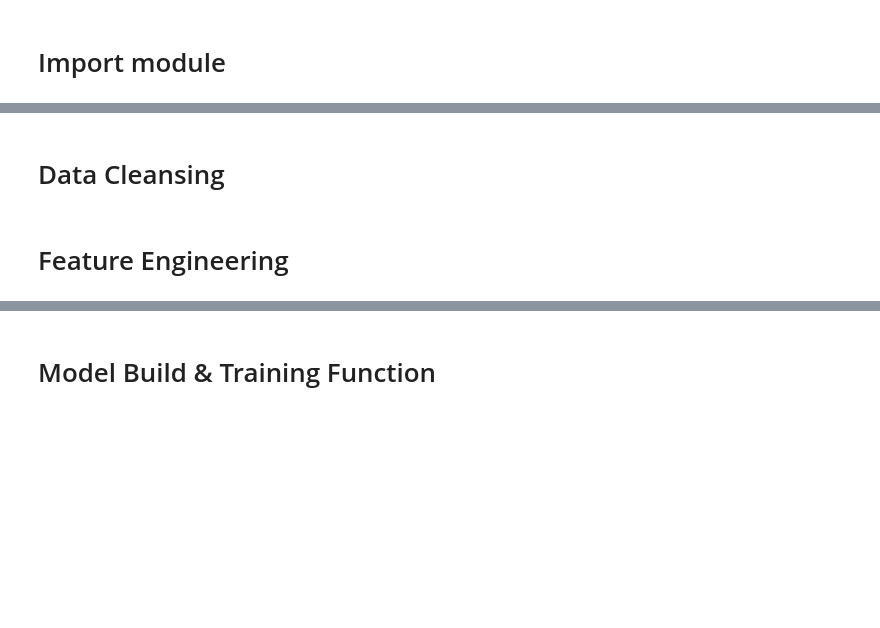
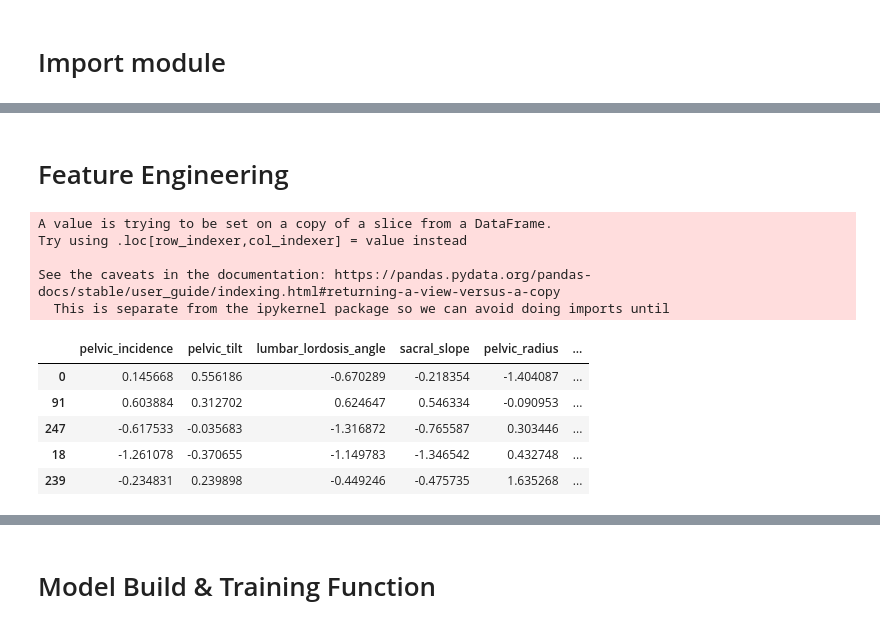
Before and after one commit to firdarinoa/bangkit-assignment5, a Jupyter notebook: Backpainclassification.ipynb, the cells around one changed output, grey strips where cells are left out. Cells and saved outputs as stored; diff of their text form; code cells hidden in the pictures; blank space fills up the shorter version.

```diff
--- a/Backpainclassification.ipynb
+++ b/Backpainclassification.ipynb
@@ -51,7 +86,32 @@ df_train, df_test = train_test_split(df, test_size=0.2)
 df_train = df_train.reindex(np.random.permutation(df_train.index))
 # %%
 df_train.head()
-# %% [markdown]
-# Data Cleansing
 # %% [markdown]
 # Feature Engineering
+# %%
+# Function to Calculate the Z-Scores of each columns in df_feature
+def normalize(df, df_feature):
+    for i in df_feature.columns:
+        df[i] = (df[i]-df[i].mean())/df[i].std()
+    return df
+# %%
+# Calculate the Z-scores of each column in the training set and testing set
+
+df_feature = df.drop(['Class_att'], axis=1)
+df_train_norm = normalize(df_train, df_feature)
+df_test_norm = normalize(df_test, df_feature)
+# Examine some of the values of the normalized training set. Notice that most
+# Z-scores fall between -2 and +2.
+df_train_norm.head()
+# %% [output]
+A value is trying to be set on a copy of a slice from a DataFrame.
+Try using .loc[row_indexer,col_indexer] = value instead
+
+See the caveats in the documentation: https://pandas.pydata.org/pandas-docs/stable/user_guide/indexing.html#returning-a-view-versus-a-copy
+  This is separate from the ipykernel package so we can avoid doing imports until
+|  | pelvic_incidence | pelvic_tilt | lumbar_lordosis_angle | sacral_slope | pelvic_radius | ... |
+| 0 | 0.145668 | 0.556186 | -0.670289 | -0.218354 | -1.404087 | ... |
+| 91 | 0.603884 | 0.312702 | 0.624647 | 0.546334 | -0.090953 | ... |
+| 247 | -0.617533 | -0.035683 | -1.316872 | -0.765587 | 0.303446 | ... |
+| 18 | -1.261078 | -0.370655 | -1.149783 | -1.346542 | 0.432748 | ... |
+| 239 | -0.234831 | 0.239898 | -0.449246 | -0.475735 | 1.635268 | ... |
```
Also changed, not shown: parts of 9 cells of this notebook.
